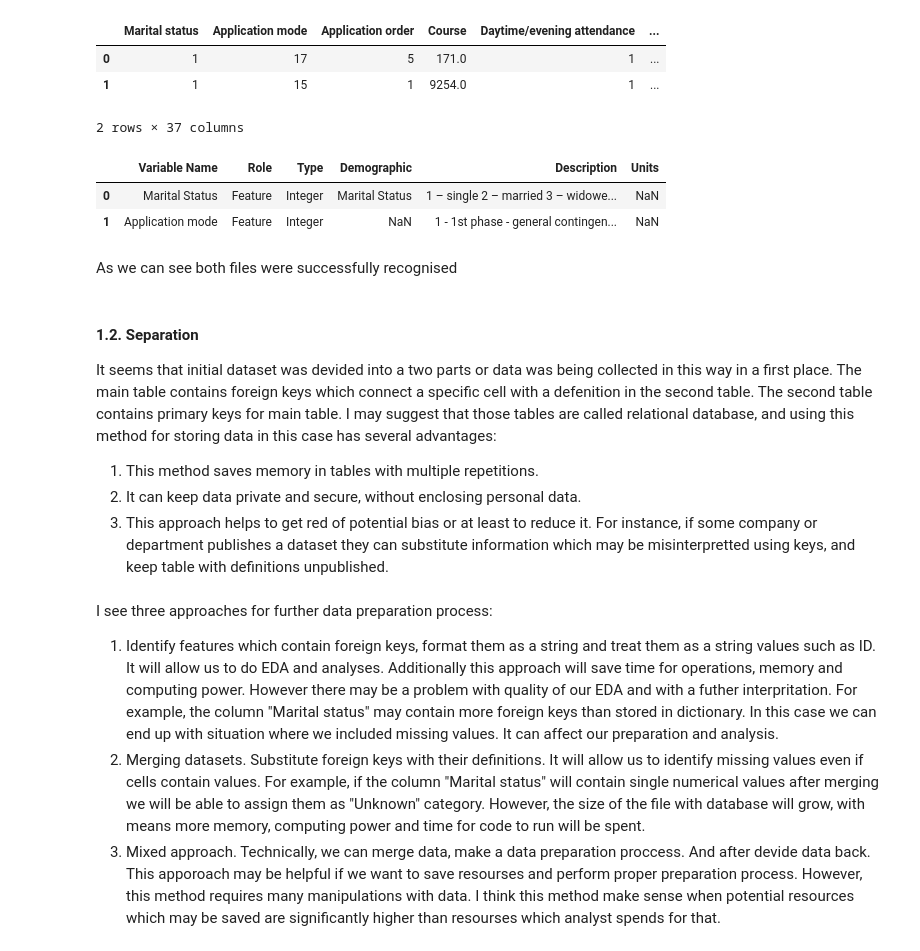
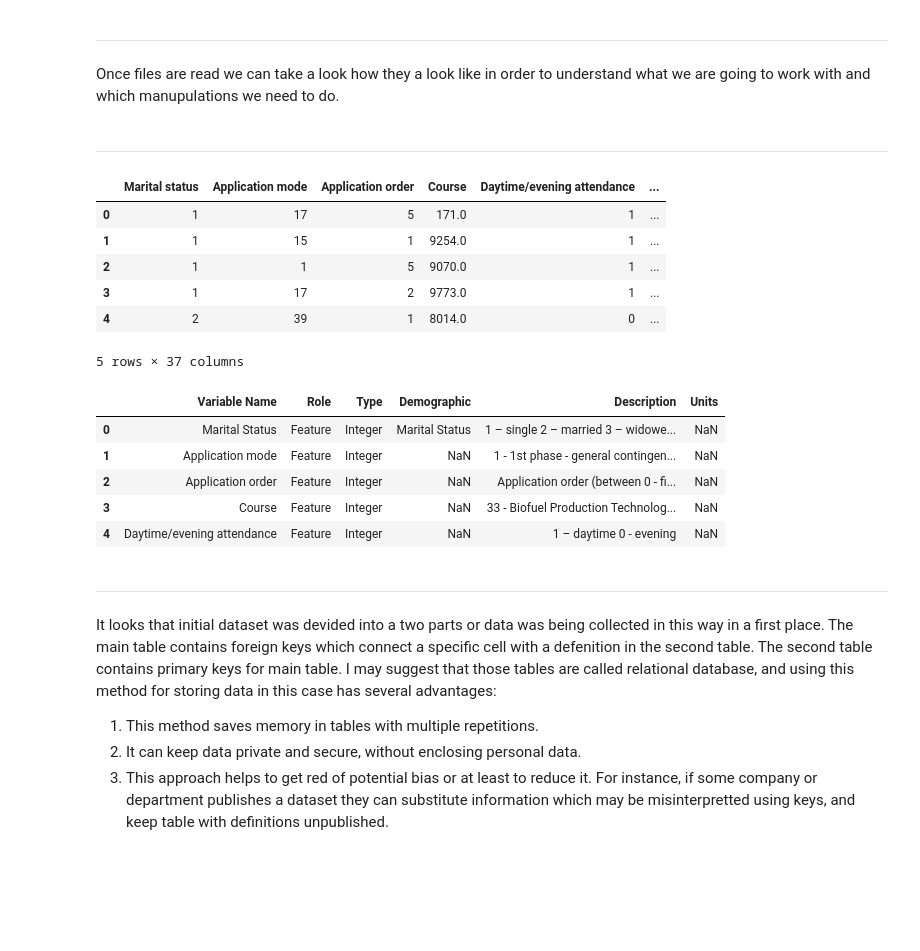
Before and after one commit to Ilia-Grishkin/Data_Preparation, a Jupyter notebook: Data_Preparation_CA1.ipynb, the cells around one changed output. Cells and saved outputs as stored; diff of their text form; code cells hidden in the pictures; blank space fills up the shorter version.

```diff
--- a/Data_Preparation_CA1.ipynb
+++ b/Data_Preparation_CA1.ipynb
@@ -9,30 +20,35 @@ import pandas as pd
 # %%
 df_studens = pd.read_csv("student_data.csv")
 df_dictionary = pd.read_excel("student_data_dictionary.xlsx")
+# %% [markdown]
+***
+# %% [markdown]
+Once files are read we can take a look how they a look like in order to understand what we are going to work with and which manupulations we need to do.
+# %% [markdown]
+***
 # %%
-df_studens.head(2)
+df_studens.head(5)
 # %% [output]
 |  | Marital status | Application mode | Application order | Course | Daytime/evening attendance | ... |
 | 0 | 1 | 17 | 5 | 171.0 | 1 | ... |
 | 1 | 1 | 15 | 1 | 9254.0 | 1 | ... |
+| 2 | 1 | 1 | 5 | 9070.0 | 1 | ... |
+| 3 | 1 | 17 | 2 | 9773.0 | 1 | ... |
+| 4 | 2 | 39 | 1 | 8014.0 | 0 | ... |
-2 rows × 37 columns
+5 rows × 37 columns
 # %%
-df_dictionary.head(2)
+df_dictionary.head(5)
 # %% [output]
 |  | Variable Name | Role | Type | Demographic | Description | Units |
 | 0 | Marital Status | Feature | Integer | Marital Status | 1 – single 2 – married 3 – widowe... | NaN |
 | 1 | Application mode | Feature | Integer | NaN | 1 - 1st phase - general contingen... | NaN |
+| 2 | Application order | Feature | Integer | NaN | Application order (between 0 - fi... | NaN |
+| 3 | Course | Feature | Integer | NaN | 33 - Biofuel Production Technolog... | NaN |
+| 4 | Daytime/evening attendance | Feature | Integer | NaN | 1 – daytime 0 - evening | NaN |
-# %% [markdown]
-As we can see both files were successfully recognised
+# %% [markdown]
+***
 # %% [markdown]
-#### 1.2. Separation
-It seems that initial dataset was devided into a two parts or data was being collected in this way in a first place. The main table contains foreign keys which connect a specific cell with a defenition in the second table. The second table contains primary keys for main table.
-I may suggest that those tables are called relational database, and using this method for storing data in this case has several advantages:
+It looks that initial dataset was devided into a two parts or data was being collected in this way in a first place. The main table contains foreign keys which connect a specific cell with a defenition in the second table. The second table contains primary keys for main table. I may suggest that those tables are called relational database, and using this method for storing data in this case has several advantages:
 1. This method saves memory in tables with multiple repetitions.
 2. It can keep data private and secure, without enclosing personal data.
 3. This approach helps to get red of potential bias or at least to reduce it. For instance, if some company or department publishes a dataset they can substitute information which may be misinterpretted using keys, and keep table with definitions unpublished.
-# %% [markdown]
-I see three approaches for further data preparation process:
-1. Identify features which contain foreign keys, format them as a string and treat them as a string values such as ID. It will allow us to do EDA and analyses. Additionally this approach will save time for operations, memory and computing power. However there may be a problem with quality of our EDA and with a futher interpritation. For example, the column "Marital status" may contain more foreign keys than stored in dictionary. In this case we can end up with situation where we included missing values. It can affect our preparation and analysis.
-2. Merging datasets. Substitute foreign keys with their definitions. It will allow us to identify missing values even if cells contain values. For example, if the column "Marital status" will contain single numerical values after merging we will be able to assign them as "Unknown" category. However, the size of the file with database will grow, with means more memory, computing power and time for code to run will be spent.
-3. Mixed approach. Technically, we can merge data, make a data preparation proccess. And after devide data back. This apporoach may be helpful if we want to save resourses and perform proper preparation process. However, this method requires many manipulations with data. I think this method make sense when potential resources which may be saved are significantly higher than resourses which analyst spends for that.
```
Also changed, not shown: parts of 17 cells of this notebook.
